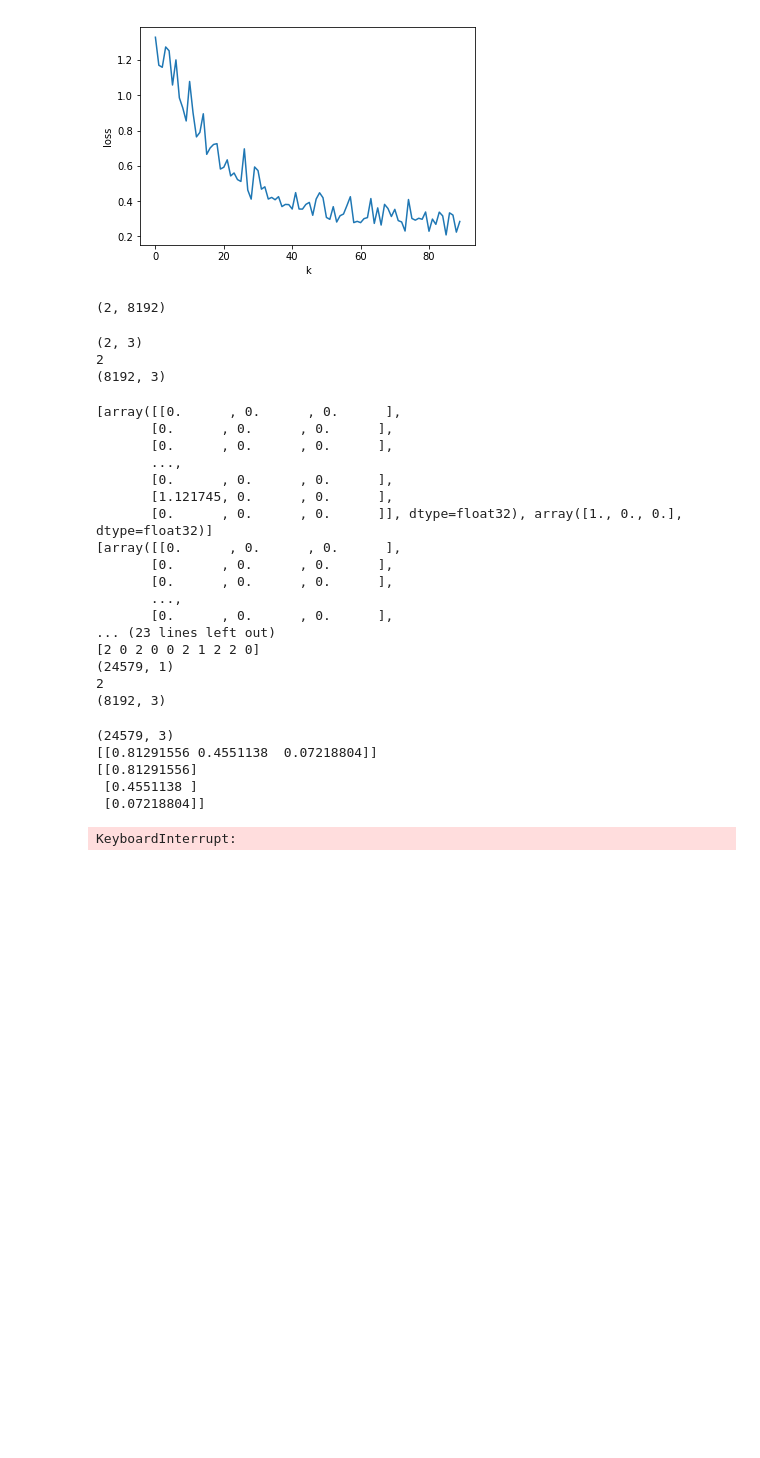
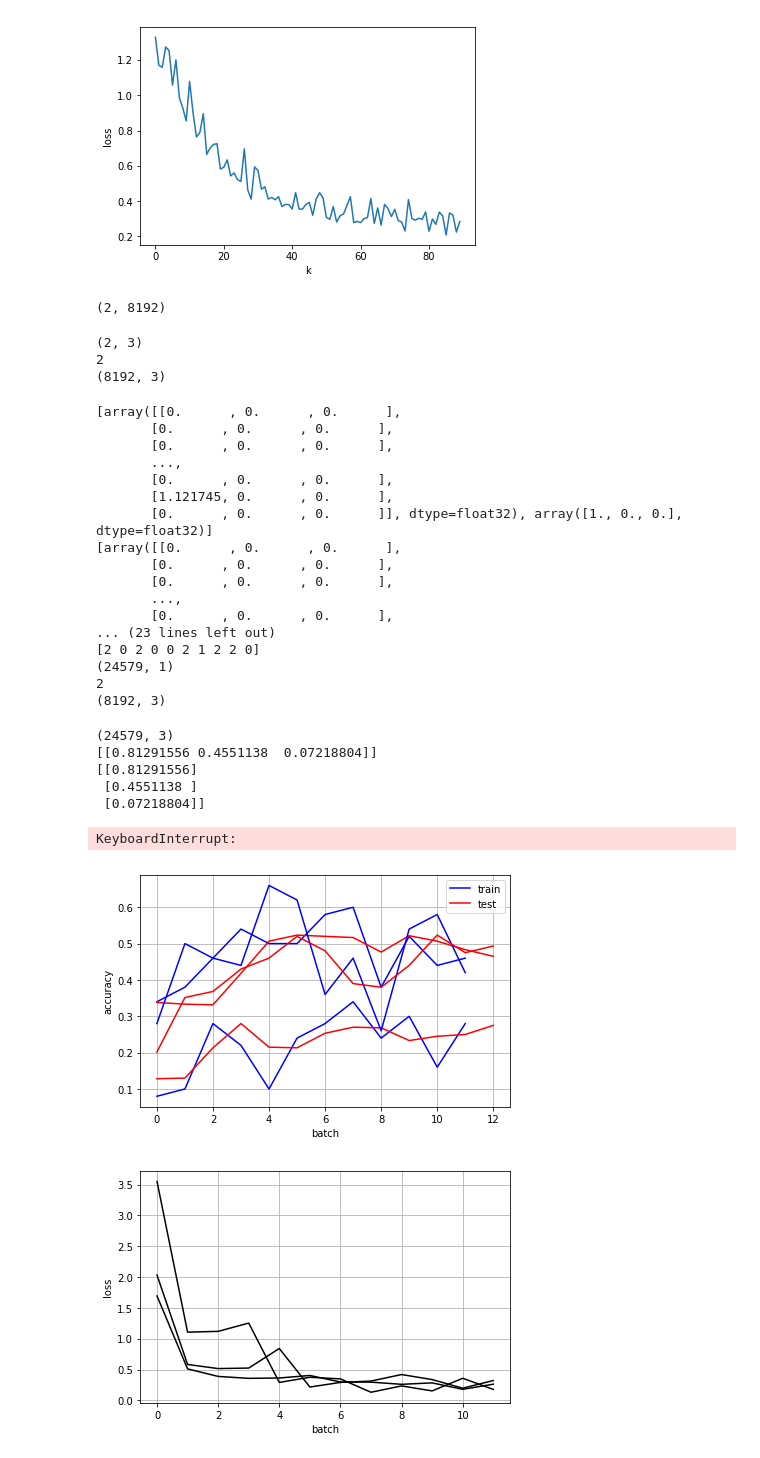
Before and after one commit to johnldean/cs231n-final, a Jupyter notebook: Testing.ipynb, the cells around one changed output. Saved outputs shown, nothing was run; the diff lists cells and outputs as text; code cells hidden in the pictures; blank space fills up the shorter version.

Commit message:
added plots

```diff
--- a/Testing.ipynb
+++ b/Testing.ipynb
@@ -268,3 +268,49 @@ prob = cp.Problem(objective)
 result = prob.solve(verbose=True)
 # %% [output]
 KeyboardInterrupt:
+# %%
+yh3 = np.array([1.0, 1.0, 1.0, 1.0, 1.0, 1.0, 1.0, 1.0, 1.0, 1.0, 1.0])
+yh2 = np.array([1.0, 1.0, 1.0, 1.0, 1.0, 1.0, 1.0, 1.0, 1.0, 1.0, 1.0])
+yh1 = np.array([1.0, 1.0, 1.0, 1.0, 1.0, 1.0, 1.0, 1.0, 1.0, 1.0, 1.0])
+
+ta1 = np.array([0.08, 0.1, 0.28, 0.22, 0.1, 0.24, 0.28, 0.34, 0.24, 0.3, 0.16, 0.28])
+ta2 = np.array([0.34,0.38,0.46,0.54,0.5,0.5,0.58,0.6,0.38,0.52,0.44,0.46])
+ta3 = np.array([0.28, 0.5, 0.46, 0.44, 0.66, 0.62, 0.36, 0.46, 0.26, 0.54, 0.58, 0.42])
+
+test1 = np.array([0.1283, 0.13, 0.2133, 0.28, 0.215, 0.2133, 0.2533, 0.27, 0.2683, 0.2333, 0.245, 0.25, 0.275])
+test2 = np.array([0.3383,0.3333,0.3316,0.4183,0.5067,0.5233,0.52,0.5167,0.4767,0.5217,0.5067,0.4833,0.465])
+test3 = np.array([0.2017,0.3517,0.3683,0.43,0.46,0.52,0.48,0.39,0.38,0.44,0.5233,0.475,0.4933])
+
+loss1 = np.array([3.5523541826518397,1.1059023702381836,1.119109628813779,1.253412619494732,0.29016481592781246,0.3742195299974185,0.34729698669252684,0.1306166556179349,0.23363127360696959,0.1523851200494107,0.35782033768815713,0.1766877693665947])
+loss2 = np.array([2.0322918833304797,0.581856144781959,0.5148563279827556,0.5234634431334726,0.8406546092204679,0.21526356683273207,0.29040640020626335,0.3127412748265783,0.4180964732469634,0.3366080726413486,0.19652298203721907,0.3212219362643509])
+loss3 = np.array([1.6938610912443082,0.509802676048956,0.38772459523903535,0.3563428722796331,0.3624405062717358,0.4030476364655063,0.2968348605463689,0.29470122299810697,0.2595201151423478,0.2827156285072306,0.17803029711317528,0.26176133952349306])
+
+plt.figure()
+plt.plot(ta1, color="blue")
+plt.plot(test1, color="red")
+plt.plot(ta2, color="blue")
+plt.plot(test2, color="red")
+plt.plot(ta3, color="blue")
+plt.plot(test3, color="red")
+plt.xlabel("batch")
+plt.ylabel("accuracy")
+plt.legend(["train","test"])
+plt.grid()
+plt.tight_layout()
+plt.show()
+# plt.savefig("method.png")
+
+plt.figure()
+plt.plot(loss1, color="black")
+plt.plot(loss2, color="black")
+plt.plot(loss3, color="black")
+plt.xlabel("batch")
+plt.ylabel("loss")
+# plt.legend(["train","test"])
+plt.grid()
+plt.tight_layout()
+# plt.show()
+plt.savefig("loss.png")
+# %% [output]
+[figure, added]
+[figure, added]
```
Also changed, not shown: parts of 1 cell of this notebook.
